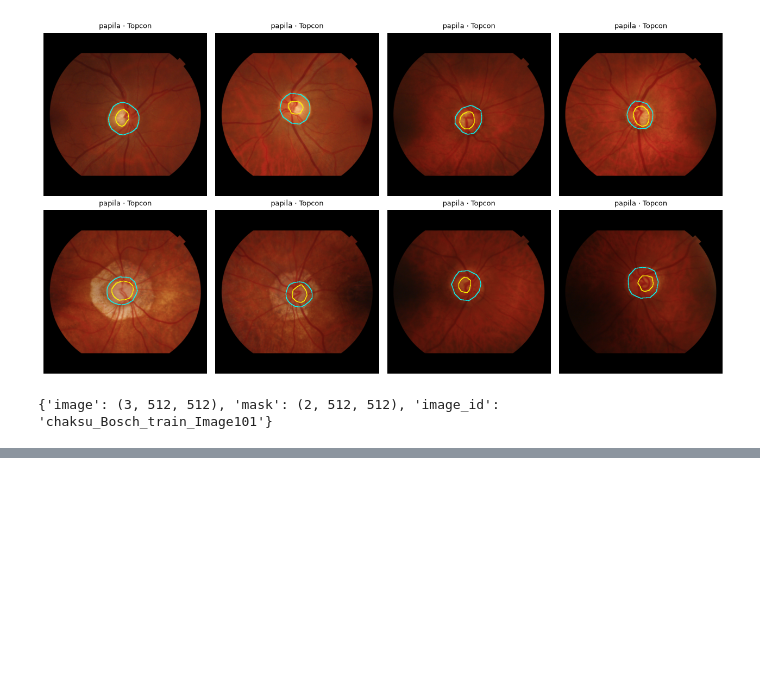
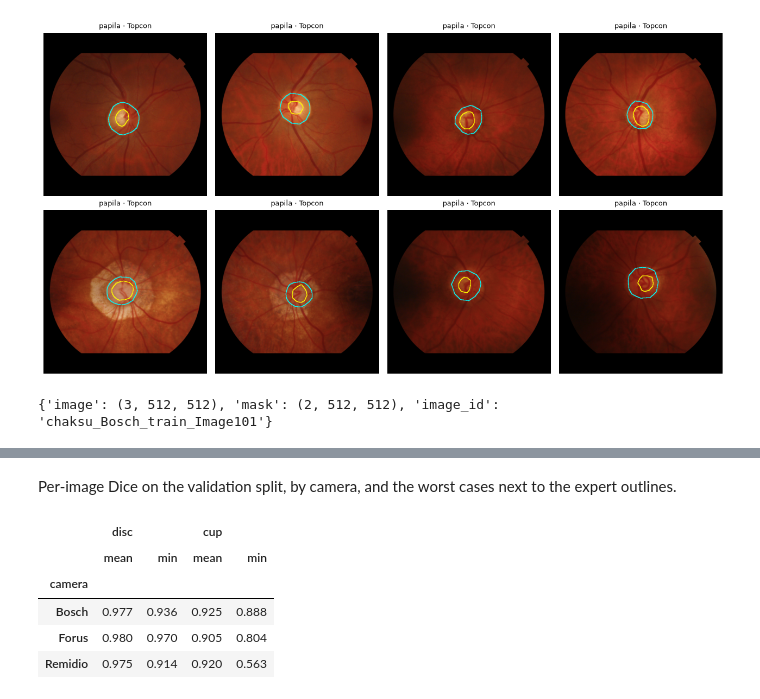
Before and after one commit to aman2712/glaucoma-prediction, a Jupyter notebook: notebooks/03_baseline_a.ipynb, the cells around one changed output, grey strips where cells are left out. Saved outputs shown, nothing was run; the diff lists cells and outputs as text; code cells hidden in the pictures; blank space fills up the shorter version.

```diff
--- a/notebooks/03_baseline_a.ipynb
+++ b/notebooks/03_baseline_a.ipynb
@@ -50,0 +57,18 @@ Summary table, ROC curves, example failures, caveats from `docs/baseline_a.md`.
+# %% [markdown]
+Per-image Dice on the validation split, by camera, and the worst cases next to the expert outlines.
+# %%
+model = load_model(SEG_RUN, device=pick_device())
+validation = datasets['validation']
+predicted = predict_dataset(model, validation)
+expert = torch.stack([validation[i]['mask'] for i in range(len(validation))])
+scores = dice(predicted, expert)
+
+per_image = validation.table[['image_id', 'camera']].assign(disc=scores[:, 0], cup=scores[:, 1])
+per_image.groupby('camera')[['disc', 'cup']].agg(['mean', 'min']).round(3)
+# %% [output]
+|  | disc |  | cup |  |
+|  | mean | min | mean | min |
+| camera |  |  |  |  |
+| Bosch | 0.977 | 0.936 | 0.925 | 0.888 |
+| Forus | 0.980 | 0.970 | 0.905 | 0.804 |
+| Remidio | 0.975 | 0.914 | 0.920 | 0.563 |
```
Also changed, not shown: parts of 18 cells of this notebook, 8 other files.
